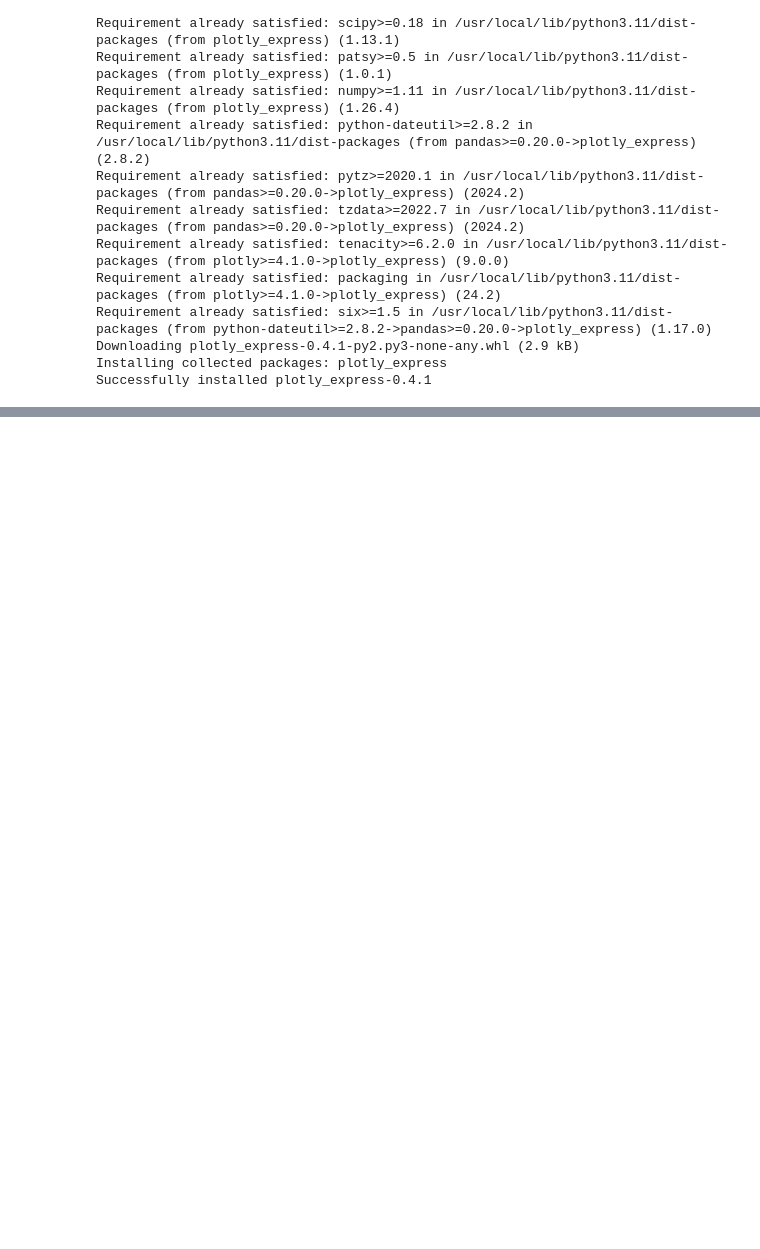
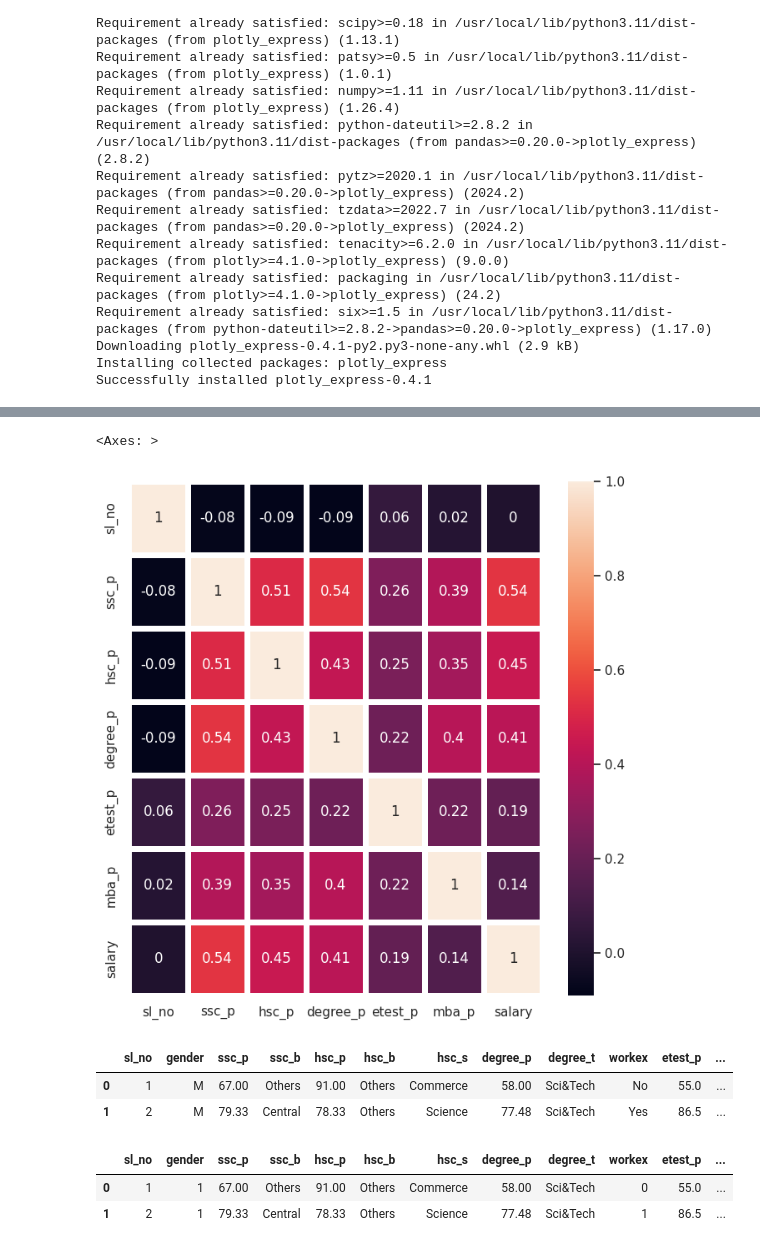
Before and after one commit to SandraRojasZ/Pos_Tech_Data-Analytics, a Jupyter notebook: Fase 2 - Machine Learning and Time Series/Machine_Learning_Avancado/Aula_2_KNN_SVM.ipynb, the cells around one changed output, grey strips where cells are left out. Drawn from its saved outputs; the diff is of its cells as text; code cells hidden in the pictures; blank space fills up the shorter version.

```diff
--- a/Fase 2 - Machine Learning and Time Series/Machine_Learning_Avancado/Aula_2_KNN_SVM.ipynb
+++ b/Fase 2 - Machine Learning and Time Series/Machine_Learning_Avancado/Aula_2_KNN_SVM.ipynb
@@ -198,0 +203,10 @@ px.violin(dados, y="salary", x="specialisation", color="gender", box=True, point
+# %%
+# Correlações
+correlation_matrix = dados.select_dtypes(include=np.number).corr().round(2)
+
+fig, ax = plt.subplots(figsize=(8,8))
+
+sns.heatmap(data=correlation_matrix, annot=True, linewidths=5, ax=ax)
+# %% [output]
+<Axes: >
+[figure, added]
@@ -198,0 +215,6 @@ px.violin(dados, y="salary", x="specialisation", color="gender", box=True, point
+# %%
+dados.head(2)
+# %% [output]
+|  | sl_no | gender | ssc_p | ssc_b | hsc_p | hsc_b | hsc_s | degree_p | degree_t | workex | etest_p | ... |
+| 0 | 1 | M | 67.00 | Others | 91.00 | Others | Commerce | 58.00 | Sci&Tech | No | 55.0 | ... |
+| 1 | 2 | M | 79.33 | Central | 78.33 | Others | Science | 77.48 | Sci&Tech | Yes | 86.5 | ... |
@@ -198,0 +229,6 @@ px.violin(dados, y="salary", x="specialisation", color="gender", box=True, point
+# %%
+dados.head(2)
+# %% [output]
+|  | sl_no | gender | ssc_p | ssc_b | hsc_p | hsc_b | hsc_s | degree_p | degree_t | workex | etest_p | ... |
+| 0 | 1 | 1 | 67.00 | Others | 91.00 | Others | Commerce | 58.00 | Sci&Tech | 0 | 55.0 | ... |
+| 1 | 2 | 1 | 79.33 | Central | 78.33 | Others | Science | 77.48 | Sci&Tech | 1 | 86.5 | ... |
```
Also changed, not shown: parts of 3 cells of this notebook.
